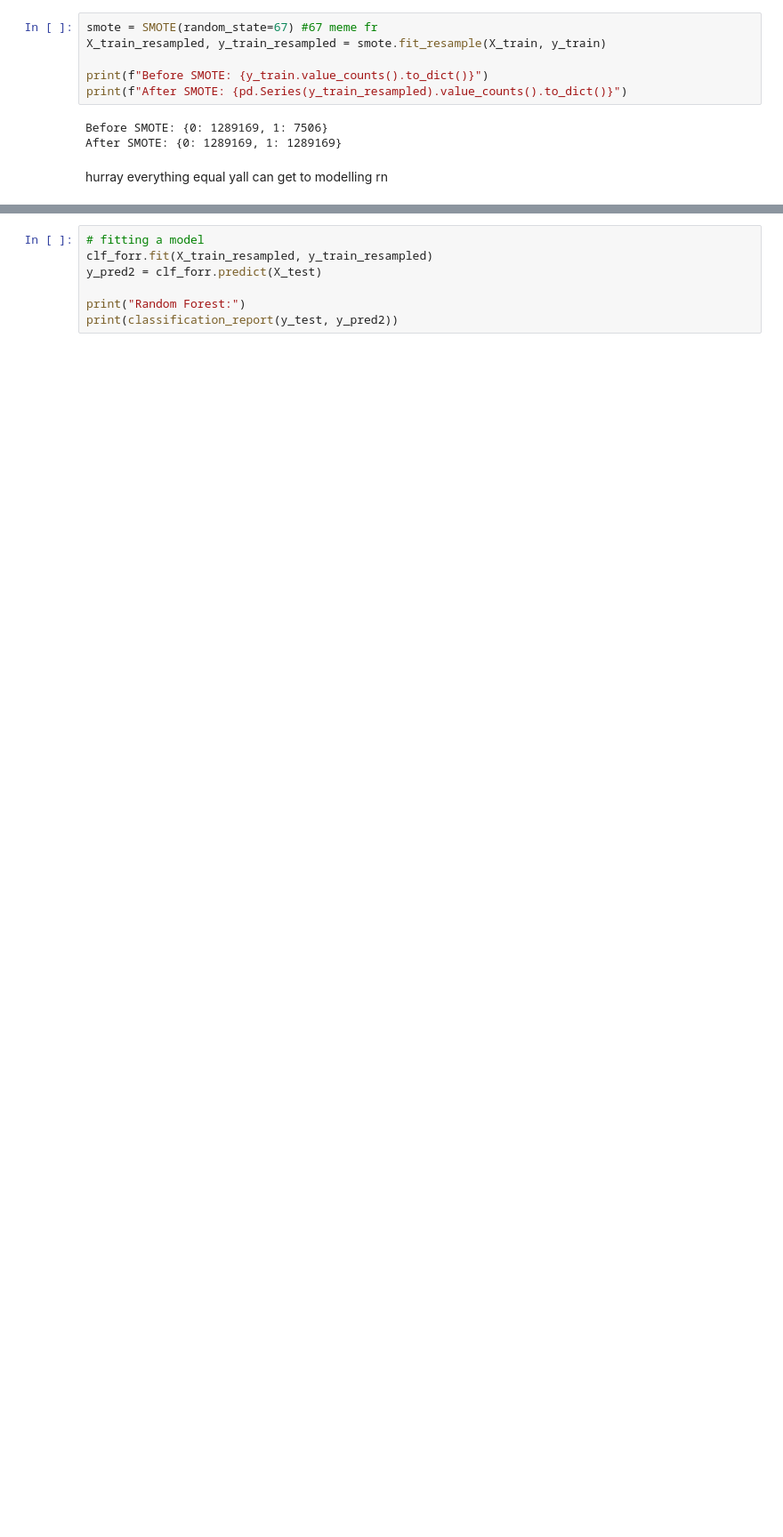
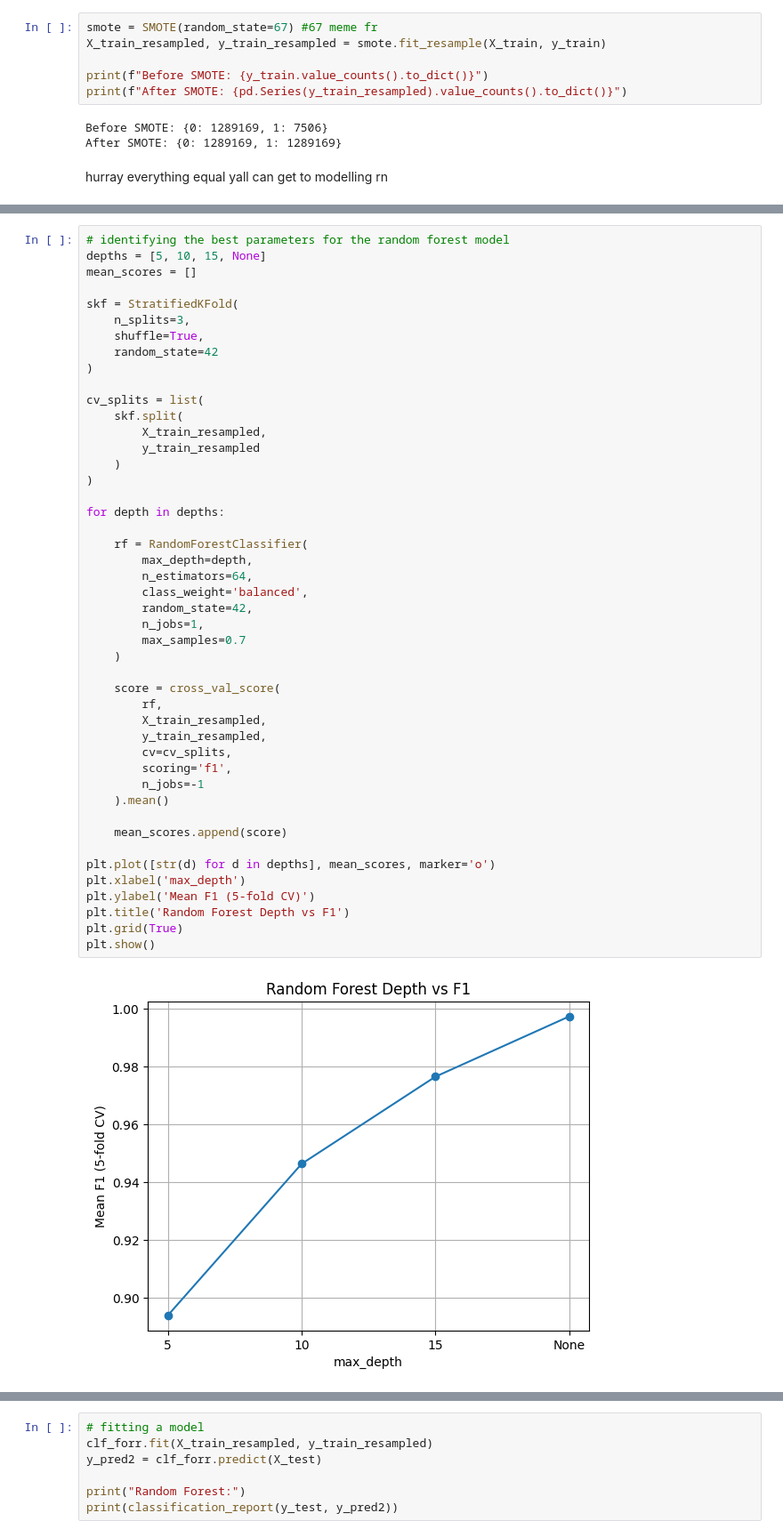
Before and after one commit to Tanjinul/INF2179-ML-Final-Project, a Jupyter notebook: Data_Cleaning_Exploratory.ipynb, the cells around one changed output, grey strips where cells are left out. Shown at 89% size. Saved outputs shown, nothing was run; the diff lists cells and outputs as text; blank space fills up the shorter version.

Commit message:
Tested for model parameters

```diff
--- a/Data_Cleaning_Exploratory.ipynb
+++ b/Data_Cleaning_Exploratory.ipynb
@@ -341 +376,49 @@ weighted avg       1.00      0.99      0.99    555719
+# %%
+# identifying the best parameters for the random forest model
+depths = [5, 10, 15, None]
+mean_scores = []
+
+skf = StratifiedKFold(
+    n_splits=3,
+    shuffle=True,
+    random_state=42
+)
+
+cv_splits = list(
+    skf.split(
+        X_train_resampled,
+        y_train_resampled
+    )
+)
+
+for depth in depths:
+
+    rf = RandomForestClassifier(
+        max_depth=depth,
+        n_estimators=64,
+        class_weight='balanced',
+        random_state=42,
+        n_jobs=1,
+        max_samples=0.7
+    )
+
+    score = cross_val_score(
+        rf,
+        X_train_resampled,
+        y_train_resampled,
+        cv=cv_splits,
+        scoring='f1',
+        n_jobs=-1
+    ).mean()
+
+    mean_scores.append(score)
+
+plt.plot([str(d) for d in depths], mean_scores, marker='o')
+plt.xlabel('max_depth')
+plt.ylabel('Mean F1 (5-fold CV)')
+plt.title('Random Forest Depth vs F1')
+plt.grid(True)
+plt.show()
+# %% [output]
+[figure, added]
 # %%
```
Also changed, not shown: parts of 11 cells of this notebook.
